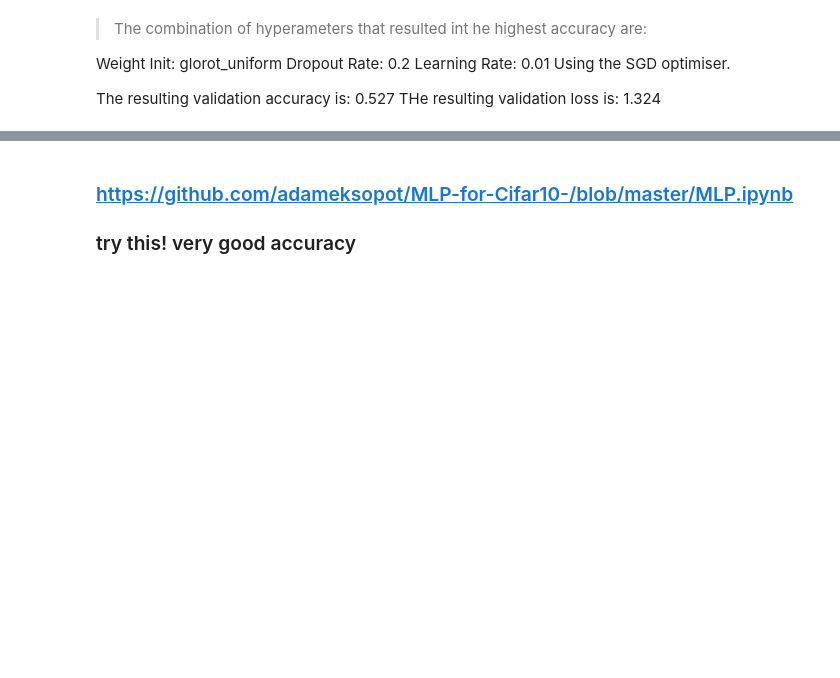
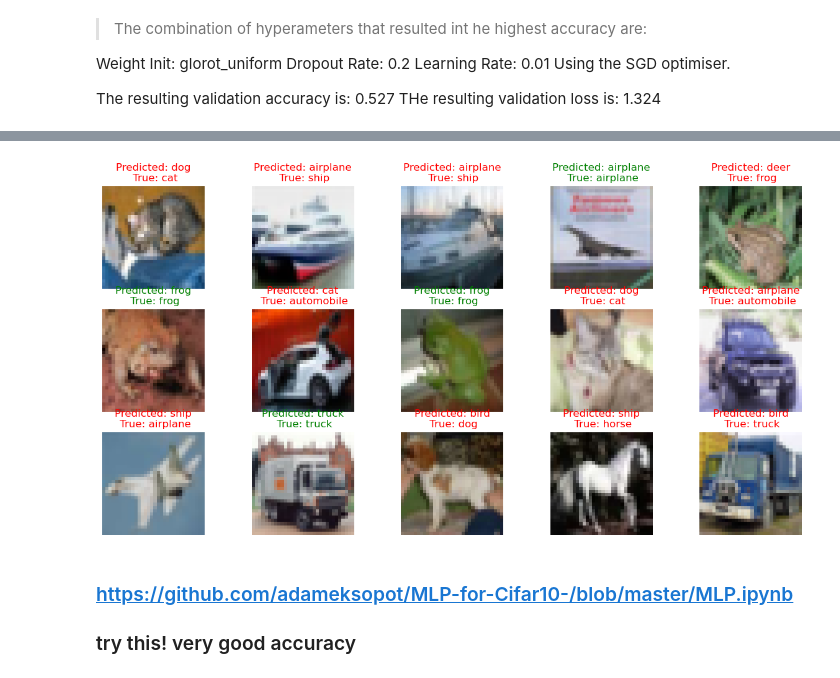
Before and after one commit to kaylee01/Assignment-1, a Jupyter notebook: Assignment-1/Molin_Kaylee-proj1.ipynb, the cells around one changed output, grey strips where cells are left out. Saved outputs shown, nothing was run; the diff lists cells and outputs as text; code cells hidden in the pictures; blank space fills up the shorter version.

```diff
--- a/Assignment-1/Molin_Kaylee-proj1.ipynb
+++ b/Assignment-1/Molin_Kaylee-proj1.ipynb
@@ -326,3 +343,28 @@ model_mlp.evaluate(X_test, y_test)
+# %%
+# copy pasted FIX
+def predict_sample_images(images, true_labels, pred_labels, rows, cols, class_names):
+    num = rows * cols  # Define the number of images to display
+    plt.figure(figsize=(15, 15))
+    for i in range(num):
+        true_label_idx = int(true_labels[i])  # Convert to integer
+        pred_label_idx = int(pred_labels[i])  # Convert to integer
+        if pred_label_idx == true_label_idx:  # If prediction is correct
+            ax = plt.subplot(2 * rows, cols, i + 1)
+            plt.imshow(images[i])
+            plt.axis('off')
+            ax.set_title(f"Predicted: {class_names[pred_label_idx]}\n True: {class_names[true_label_idx]}", color='green')
+        else:
+            ax = plt.subplot(2 * rows, cols, i + 1)
+            plt.imshow(images[i])
+            plt.axis('off')
+            ax.set_title(f"Predicted: {class_names[pred_label_idx]}\n True: {class_names[true_label_idx]}", color='red')
+    plt.show()
+    return
+
+# MLP predict sample images
+predict_sample_images(X_test, y_test, mlp_y_pred, 3, 5, class_names)
+# %% [output]
+[figure, added]
 # %%
 # # Get the number of classes
 # # num_classes = len(class_names)
```
Also changed, not shown: parts of 7 cells of this notebook, 2 other files.
